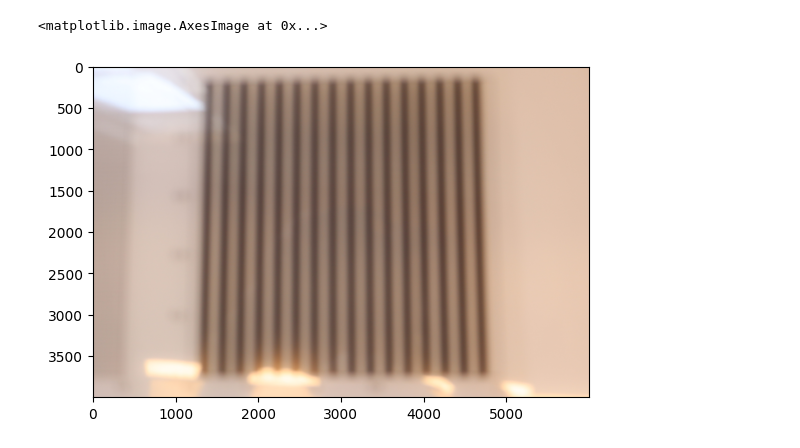
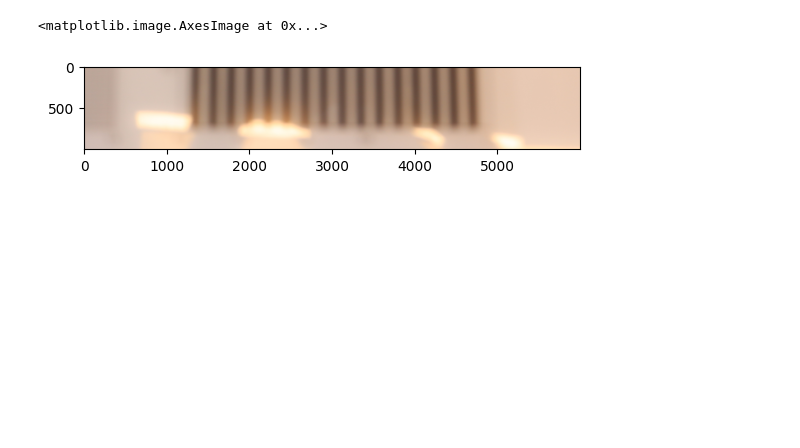
Before and after one commit to 42IceLollies/summer_research_26, a Jupyter notebook: dehazing_image.ipynb, the cells around one changed output. Saved outputs shown, nothing was run; the diff lists cells and outputs as text; code cells hidden in the pictures; blank space fills up the shorter version.

```diff
--- a/dehazing_image.ipynb
+++ b/dehazing_image.ipynb
@@ -10,24 +10,25 @@ overlap = 25
 # %%
 # Traverse over the pixels in the image in chunks
 # Analyzing them two at a time just for the sake of this, but I think there
 # are probably better solutions we can come up with eventually
 # Especially with the need for interpolation
 
 # Maybe make an array as like a map of what all the values are comparing the A_hat between all lateral patches
 # Then somehow mesh this, if it's working decently
 
 
 
 # Reading in the image
 image = cv.imread("EOS_R100_JPG/jpg0006.jpg")
 image = image[:,:,::-1]
-# image = image[:2300,:]
+# image = image[1500:2000,2000:2500]
+image = image[3000:,:]
 # print(len(image))
 # print(image[5999, 0])
 plt.imshow(image)
 # %% [output]
 <matplotlib.image.AxesImage at 0x...>
-[figure, old version]
+[figure, new version]
 # %%
 # Helper Functions
 
```
Also changed, not shown: parts of 4 cells of this notebook, 1 other file.
